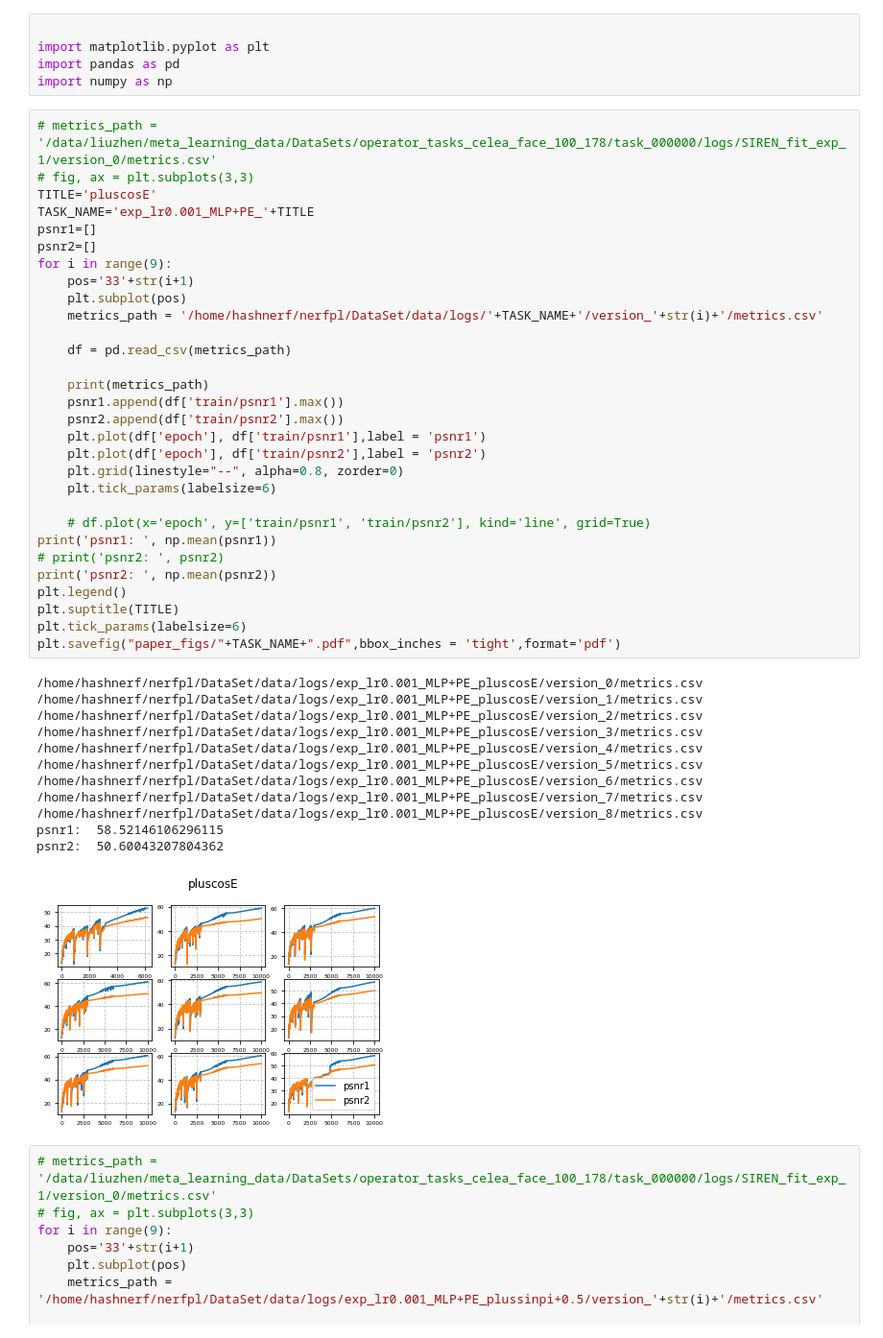
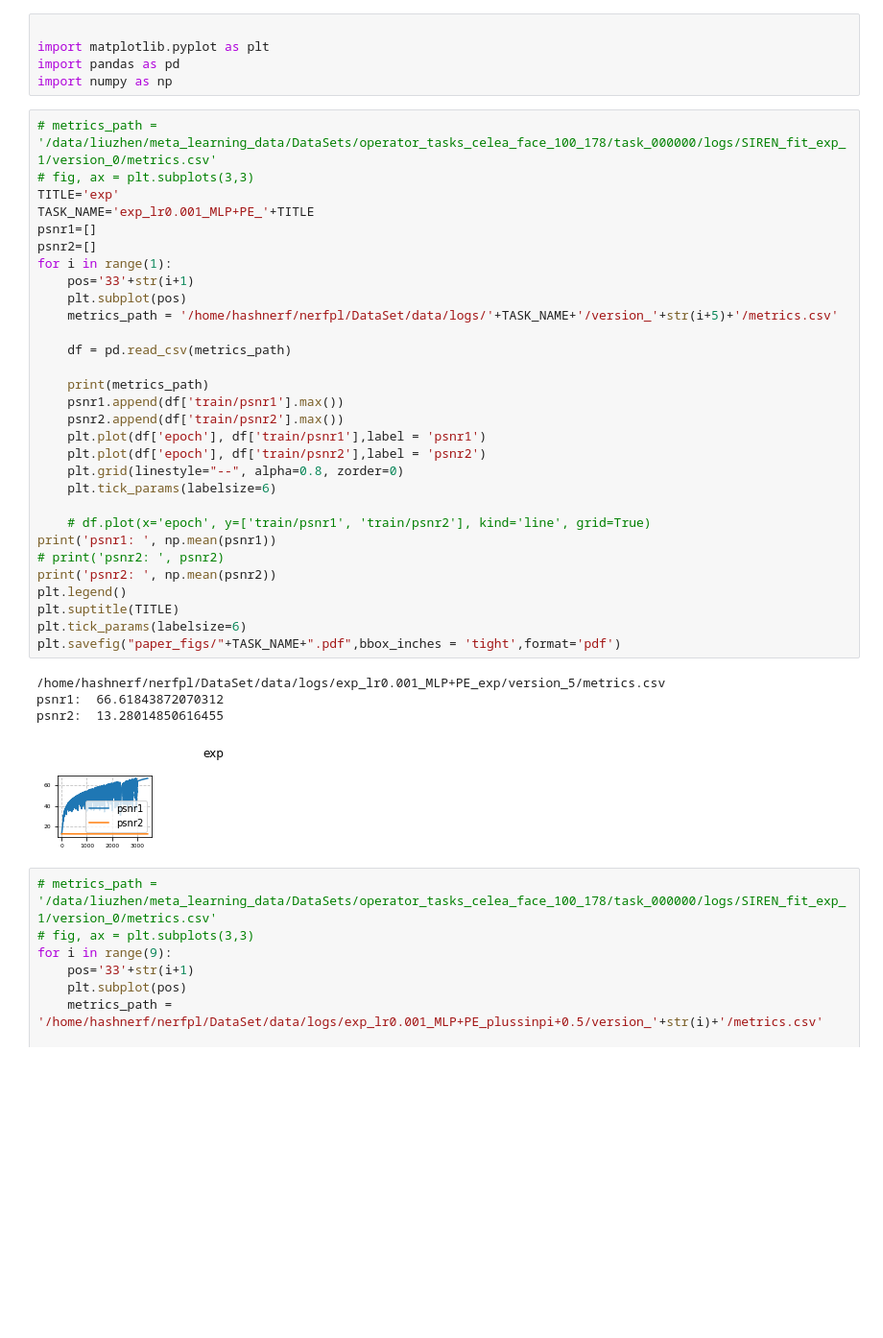
Before and after one commit to TTTTTTris/nerfpl, a Jupyter notebook: test.ipynb, the cells around one changed output. Shown at 96% size. Saved outputs shown, nothing was run; the diff lists cells and outputs as text; blank space fills up the shorter version.

```diff
--- a/test.ipynb
+++ b/test.ipynb
@@ -8,46 +8,38 @@ import numpy as np
 # %%
 # metrics_path = '/data/liuzhen/meta_learning_data/DataSets/operator_tasks_celea_face_100_178/task_000000/logs/SIREN_fit_exp_1/version_0/metrics.csv'
 # fig, ax = plt.subplots(3,3)
-TITLE='pluscosE'
+TITLE='exp'
 TASK_NAME='exp_lr0.001_MLP+PE_'+TITLE
 psnr1=[]
 psnr2=[]
-for i in range(9):
+for i in range(1):
     pos='33'+str(i+1)
     plt.subplot(pos)
-    metrics_path = '/home/hashnerf/nerfpl/DataSet/data/logs/'+TASK_NAME+'/version_'+str(i)+'/metrics.csv'
+    metrics_path = '/home/hashnerf/nerfpl/DataSet/data/logs/'+TASK_NAME+'/version_'+str(i+5)+'/metrics.csv'
 
     df = pd.read_csv(metrics_path)
 
     print(metrics_path)
     psnr1.append(df['train/psnr1'].max())
     psnr2.append(df['train/psnr2'].max())
     plt.plot(df['epoch'], df['train/psnr1'],label = 'psnr1')
     plt.plot(df['epoch'], df['train/psnr2'],label = 'psnr2')
     plt.grid(linestyle="--", alpha=0.8, zorder=0)
     plt.tick_params(labelsize=6)
 
     # df.plot(x='epoch', y=['train/psnr1', 'train/psnr2'], kind='line', grid=True)
 print('psnr1: ', np.mean(psnr1))
 # print('psnr2: ', psnr2)
 print('psnr2: ', np.mean(psnr2))
 plt.legend()
 plt.suptitle(TITLE)
 plt.tick_params(labelsize=6)
 plt.savefig("paper_figs/"+TASK_NAME+".pdf",bbox_inches = 'tight',format='pdf')
 # %% [output]
-/home/hashnerf/nerfpl/DataSet/data/logs/exp_lr0.001_MLP+PE_pluscosE/version_0/metrics.csv
-/home/hashnerf/nerfpl/DataSet/data/logs/exp_lr0.001_MLP+PE_pluscosE/version_1/metrics.csv
-/home/hashnerf/nerfpl/DataSet/data/logs/exp_lr0.001_MLP+PE_pluscosE/version_2/metrics.csv
-/home/hashnerf/nerfpl/DataSet/data/logs/exp_lr0.001_MLP+PE_pluscosE/version_3/metrics.csv
-/home/hashnerf/nerfpl/DataSet/data/logs/exp_lr0.001_MLP+PE_pluscosE/version_4/metrics.csv
-/home/hashnerf/nerfpl/DataSet/data/logs/exp_lr0.001_MLP+PE_pluscosE/version_5/metrics.csv
-/home/hashnerf/nerfpl/DataSet/data/logs/exp_lr0.001_MLP+PE_pluscosE/version_6/metrics.csv
-/home/hashnerf/nerfpl/DataSet/data/logs/exp_lr0.001_MLP+PE_pluscosE/version_7/metrics.csv
-/home/hashnerf/nerfpl/DataSet/data/logs/exp_lr0.001_MLP+PE_pluscosE/version_8/metrics.csv
-psnr1:  58.52146106296115
-psnr2:  50.60043207804362
+/home/hashnerf/nerfpl/DataSet/data/logs/exp_lr0.001_MLP+PE_exp/version_5/metrics.csv
+psnr1:  66.61843872070312
+psnr2:  13.28014850616455
-[figure, old version]
+[figure, new version]
 # %%
 # metrics_path = '/data/liuzhen/meta_learning_data/DataSets/operator_tasks_celea_face_100_178/task_000000/logs/SIREN_fit_exp_1/version_0/metrics.csv'
 # fig, ax = plt.subplots(3,3)
```
Also changed, not shown: 4 other files.
